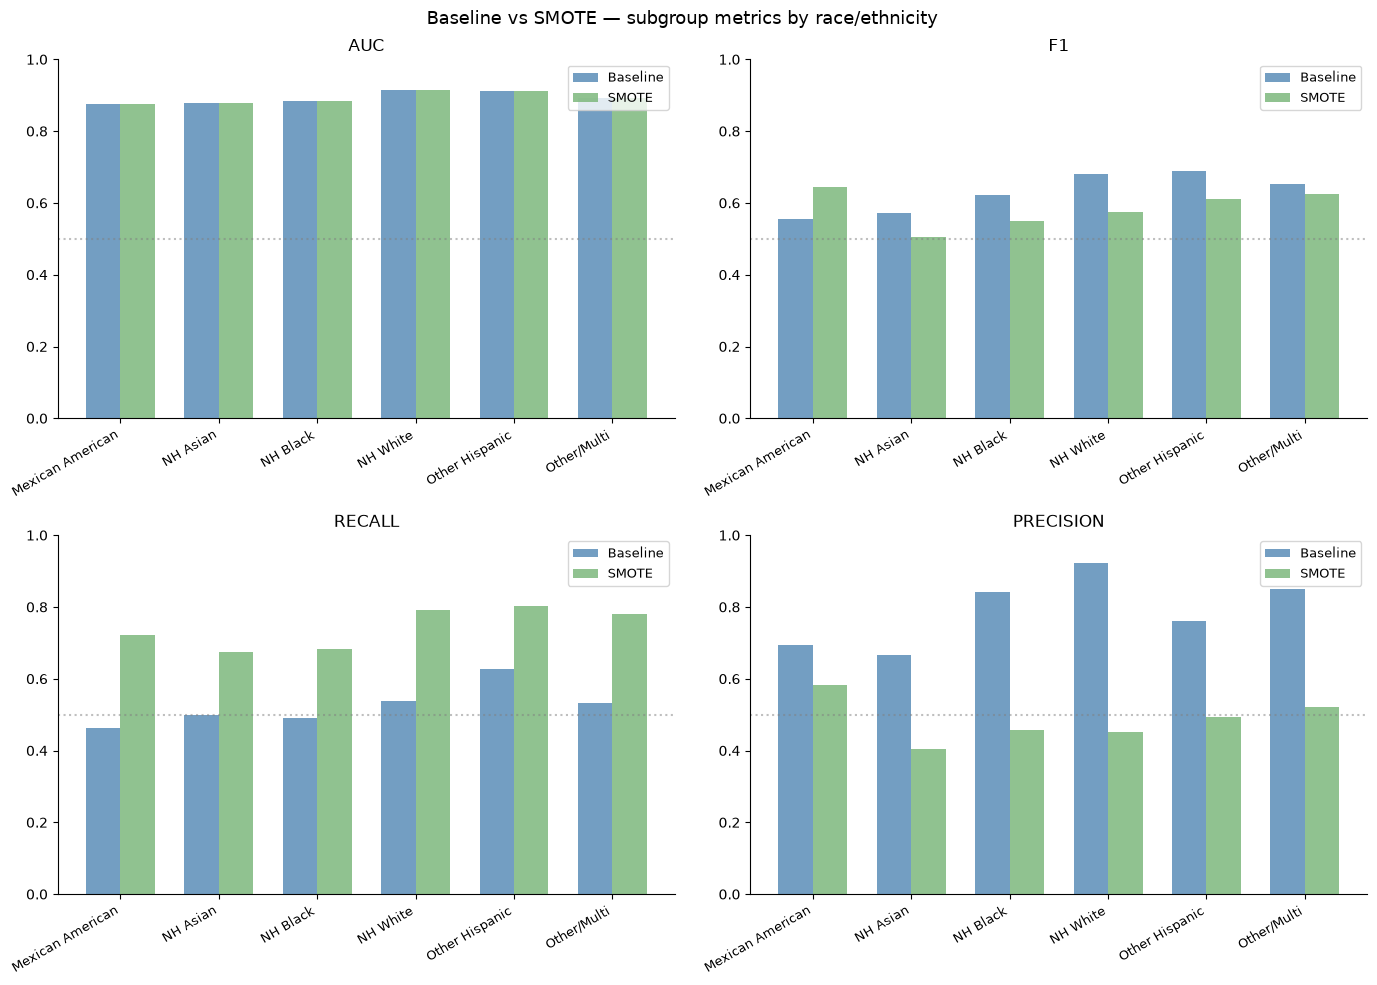
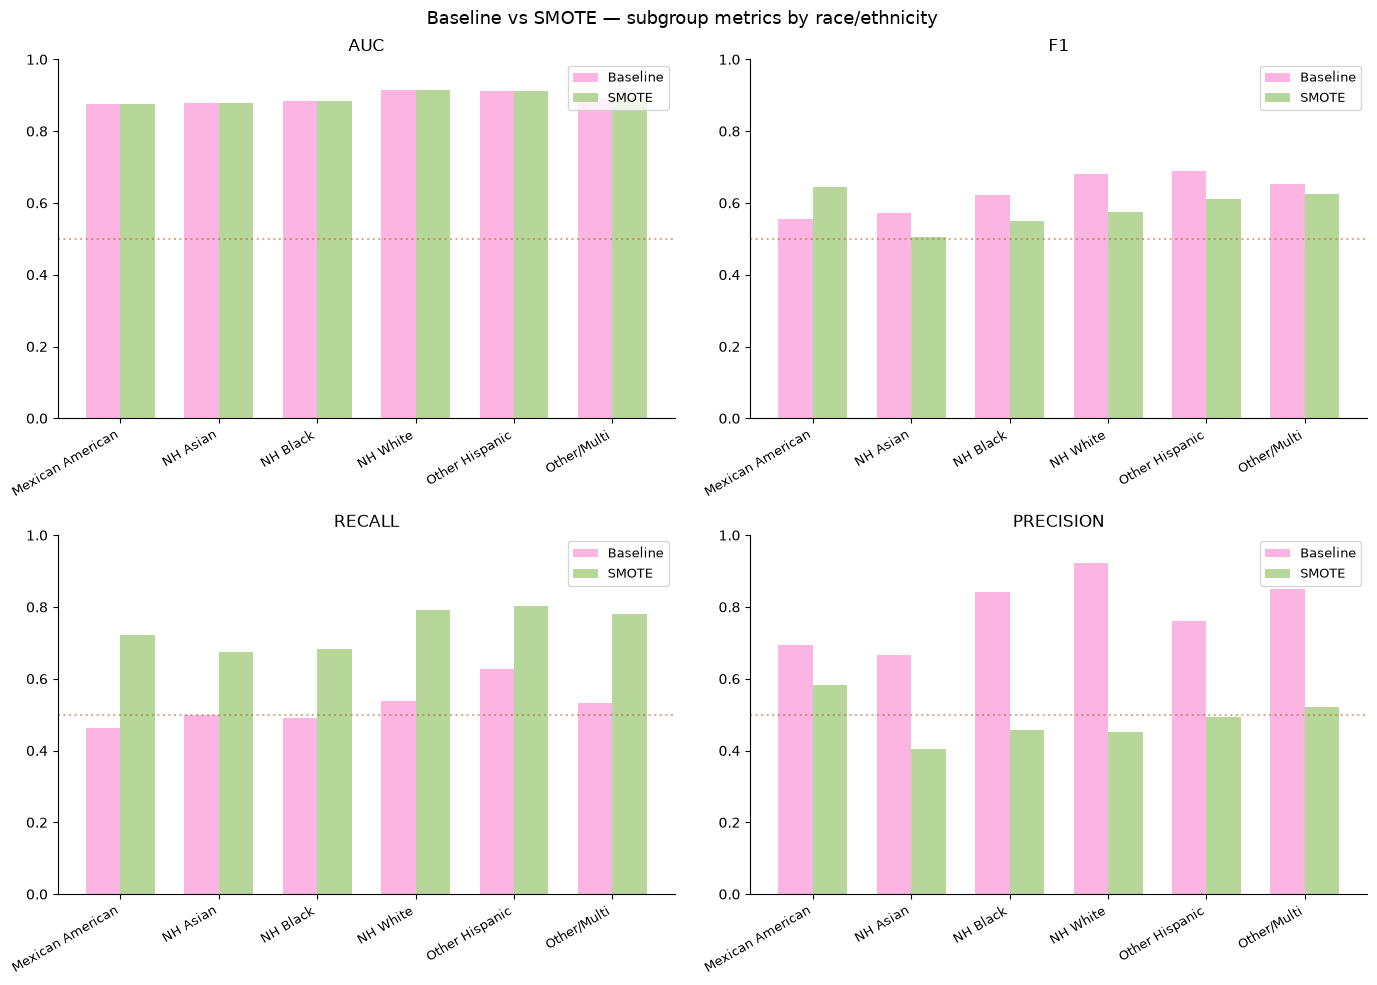
Code edit (unified diff) that turned the first committed figure into the second:
--- before
+++ after
@@ -17,7 +17,7 @@
     ax = axes[i]
     bars1 = ax.bar(x - width/2, baseline_race[metric].values,
-                   width, label='Baseline', color='#5B8DB8', alpha=0.85)
+                   width, label='Baseline', color=PALETTE[0], alpha=0.85)
     bars2 = ax.bar(x + width/2, smote_race[metric].values,
-                   width, label='SMOTE', color='#7DB87D', alpha=0.85)
+                   width, label='SMOTE', color=PALETTE[4], alpha=0.85)
 
     ax.set_title(metric.upper(), fontsize=12)
@@ -26,5 +26,5 @@
     ax.set_ylim(0, 1)
     ax.legend(fontsize=9)
-    ax.axhline(y=0.5, color='gray', linestyle=':', alpha=0.5)
+    ax.axhline(y=0.5, color=PALETTE[3], linestyle=':', alpha=0.5)
     sns.despine(ax=ax)
 

Commit: Added a colour palette